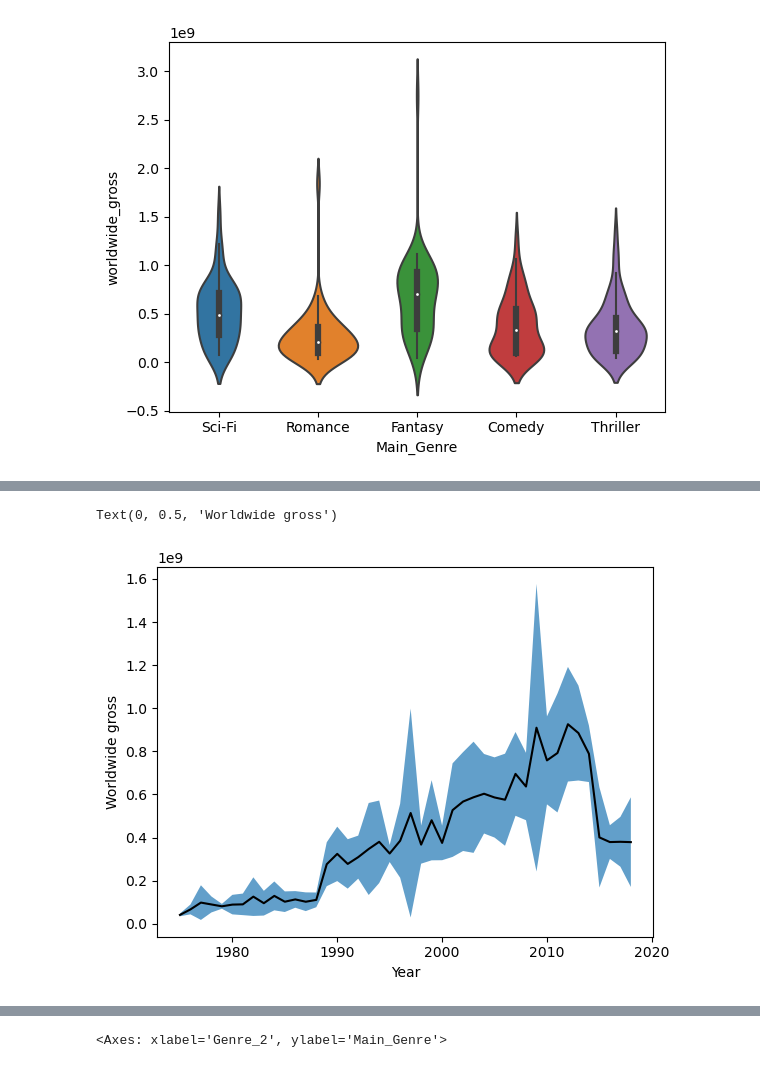
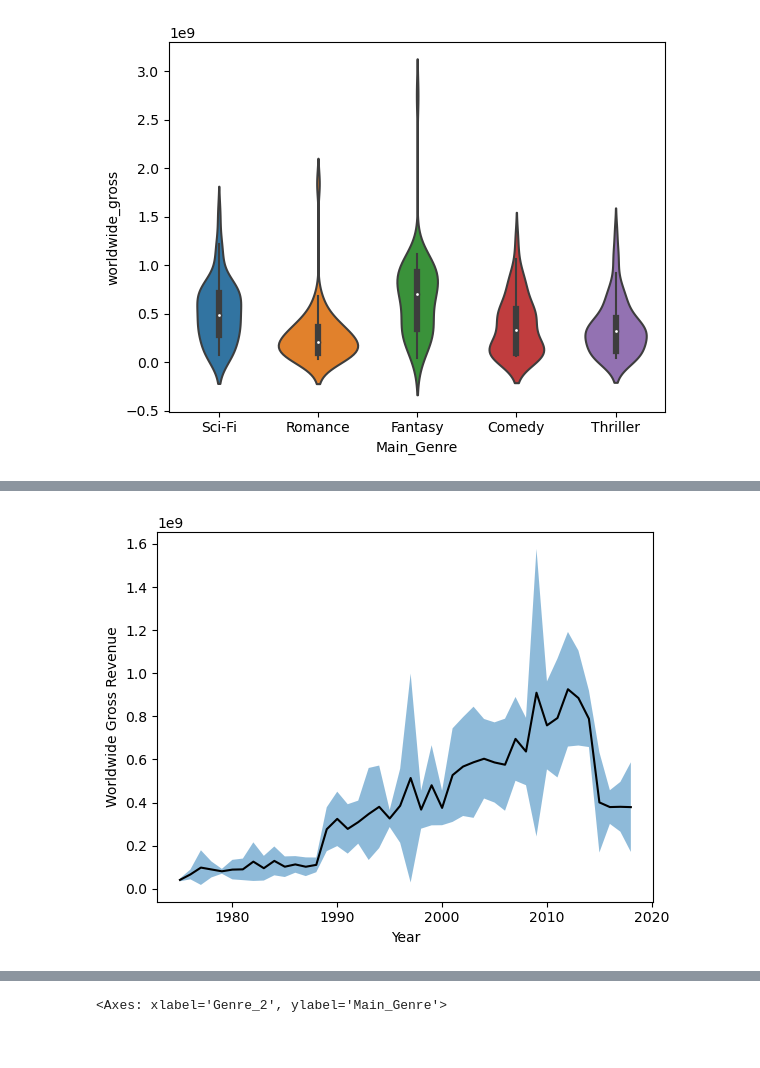
Before and after one commit to linou12/ADA23, a Jupyter notebook: Exercises/02 - Data viz and data from the web/Becoming a DataVizard exercise.ipynb, the cells around one changed output, grey strips where cells are left out. Drawn from its saved outputs; the diff is of its cells as text; code cells hidden in the pictures.

```diff
--- a/Exercises/02 - Data viz and data from the web/Becoming a DataVizard exercise.ipynb
+++ b/Exercises/02 - Data viz and data from the web/Becoming a DataVizard exercise.ipynb
@@ -181,6 +181,8 @@ In the next three excercises, you are provided with descriptions and rough sketc
 
 <br>
 # %%
-# Calculate yearly stats across movies here
-stats_year = movies.groupby(movies['year']).apply(lambda x : pd.Series({'average_worldwide_gross': x['worldwide_gross'].mean(),
-                                                                                                            'std_dev' : x['worldwide_gross'].std()} ))
+movies
+stats = movies.groupby(movies['year']).apply(lambda x : pd.Series({
+    'average_worldwide_gross' : x['worldwide_gross'].mean(),
+    'standard_deviation' : x['worldwide_gross'].std()
+}))
@@ -195,13 +199,12 @@ Text(0, 0.5, 'Worldwide gross revenue')
 # %%
-# Write your code to make filled plot here
-plt.fill_between(stats_year.index,
-                 stats_year.average_worldwide_gross - stats_year.std_dev,stats_year.average_worldwide_gross + stats_year.std_dev, alpha = 0.7 )
-plt.plot(stats_year.average_worldwide_gross, color = 'black')
+
+plt.fill_between(stats.index, stats.average_worldwide_gross - stats.standard_deviation, stats.average_worldwide_gross + stats.standard_deviation, alpha = 0.5)
+plt.plot(stats.index, stats.average_worldwide_gross, color = 'black')
 plt.xlabel('Year')
-plt.ylabel('Worldwide gross')
+plt.ylabel('Worldwide Gross Revenue')
+plt.show()
 # %% [output]
-Text(0, 0.5, 'Worldwide gross')
-[figure, old version]
+[figure, new version]
 # %%
 # Write your interpretation here
 # %% [markdown]
```
Also changed, not shown: parts of 8 cells of this notebook, 1 other file.
